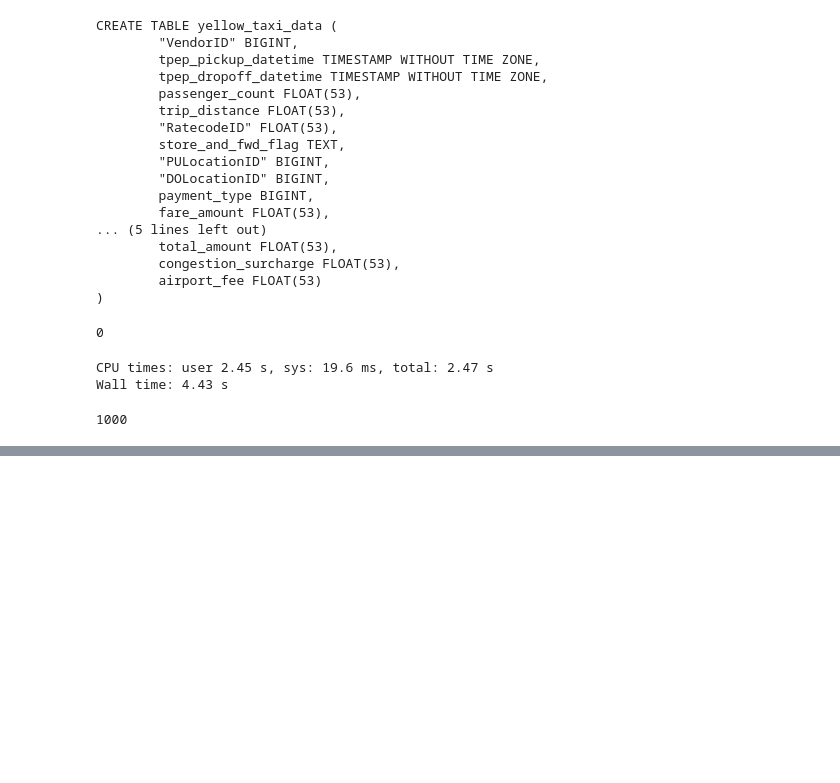
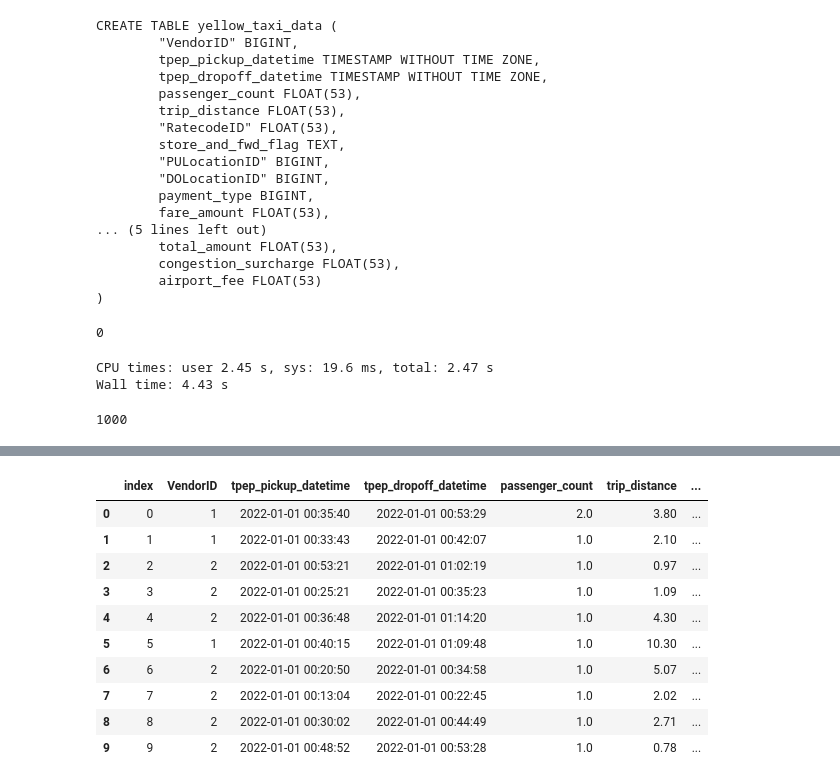
Before and after one commit to cuchoco/data_engineering, a Jupyter notebook: 1.1_Docker_postgres/pg-upload_data.ipynb, the cells around one changed output, grey strips where cells are left out. Drawn from its saved outputs; the diff is of its cells as text; code cells hidden in the pictures; blank space fills up the shorter version.

```diff
--- a/1.1_Docker_postgres/pg-upload_data.ipynb
+++ b/1.1_Docker_postgres/pg-upload_data.ipynb
@@ -96,0 +112,20 @@ df_zones.head()
+# %%
+query = """
+SELECT *
+FROM yellow_taxi_trips
+LIMIT 10
+"""
+
+pd.read_sql(query, con=engine)
+# %% [output]
+|  | index | VendorID | tpep_pickup_datetime | tpep_dropoff_datetime | passenger_count | trip_distance | ... |
+| 0 | 0 | 1 | 2022-01-01 00:35:40 | 2022-01-01 00:53:29 | 2.0 | 3.80 | ... |
+| 1 | 1 | 1 | 2022-01-01 00:33:43 | 2022-01-01 00:42:07 | 1.0 | 2.10 | ... |
+| 2 | 2 | 2 | 2022-01-01 00:53:21 | 2022-01-01 01:02:19 | 1.0 | 0.97 | ... |
+| 3 | 3 | 2 | 2022-01-01 00:25:21 | 2022-01-01 00:35:23 | 1.0 | 1.09 | ... |
+| 4 | 4 | 2 | 2022-01-01 00:36:48 | 2022-01-01 01:14:20 | 1.0 | 4.30 | ... |
+| 5 | 5 | 1 | 2022-01-01 00:40:15 | 2022-01-01 01:09:48 | 1.0 | 10.30 | ... |
+| 6 | 6 | 2 | 2022-01-01 00:20:50 | 2022-01-01 00:34:58 | 1.0 | 5.07 | ... |
+| 7 | 7 | 2 | 2022-01-01 00:13:04 | 2022-01-01 00:22:45 | 1.0 | 2.02 | ... |
+| 8 | 8 | 2 | 2022-01-01 00:30:02 | 2022-01-01 00:44:49 | 1.0 | 2.71 | ... |
+| 9 | 9 | 2 | 2022-01-01 00:48:52 | 2022-01-01 00:53:28 | 1.0 | 0.78 | ... |
```
Also changed, not shown: parts of 14 cells of this notebook, 1 other file.
